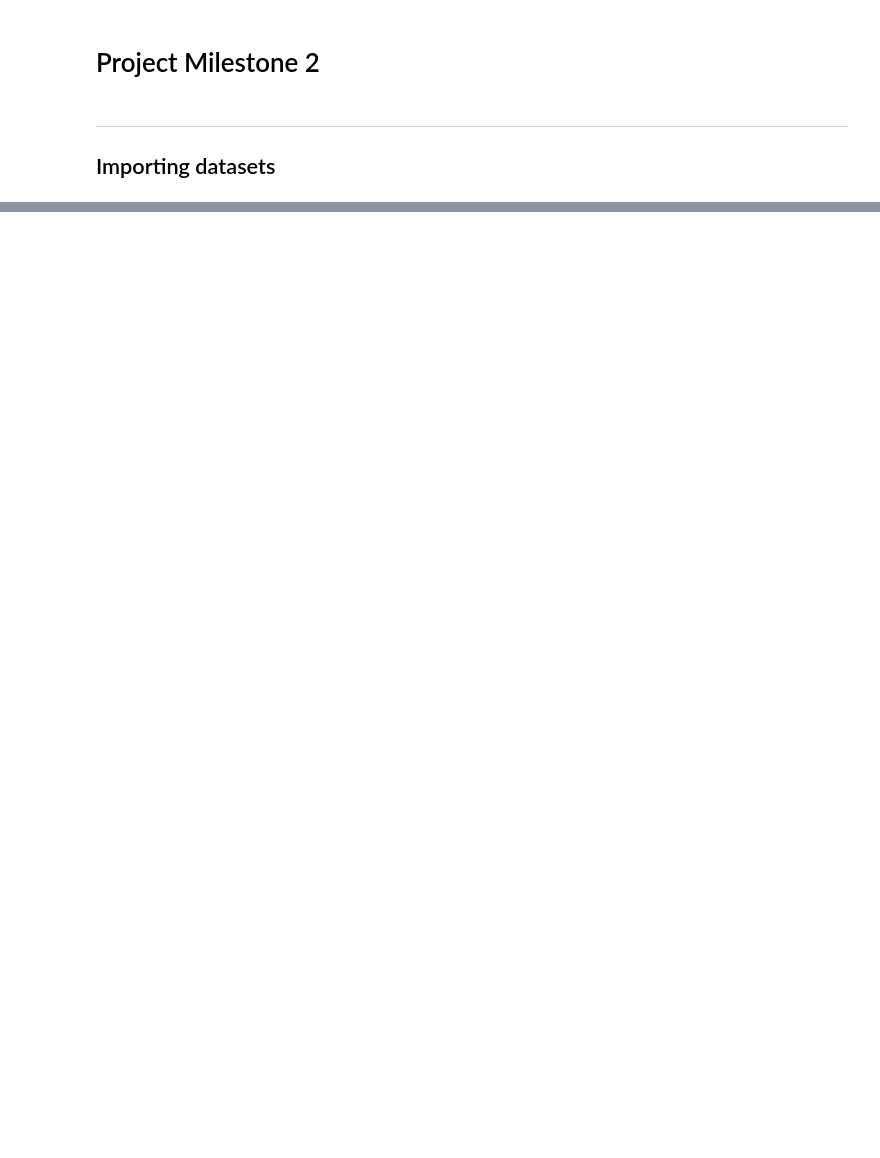
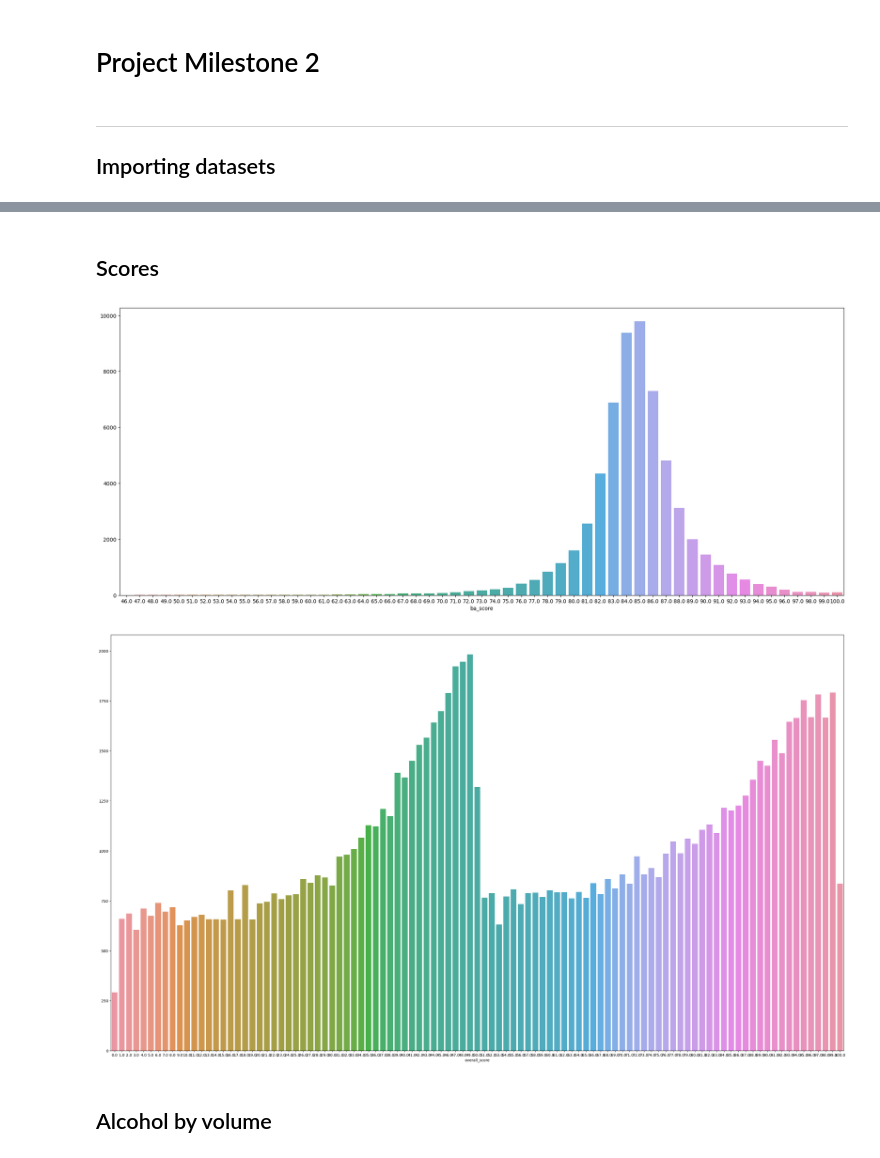
Before and after one commit to epfl-ada/ada-2023-project-dondada, a Jupyter notebook: MilestoneP2.ipynb, the cells around one changed output, grey strips where cells are left out. Drawn from its saved outputs; the diff is of its cells as text; code cells hidden in the pictures; blank space fills up the shorter version.

```diff
--- a/MilestoneP2.ipynb
+++ b/MilestoneP2.ipynb
@@ -64,3 +64,12 @@ def import_gz(path):
         return None
 # %%
 ratings_adv = import_gz(f"{path_ba}/{'ratings.txt.gz'}")
+# %%
+#deep copies of all dataframes
+beers_ba_f = beers_ba.copy(deep=True)
+users_ba_f = users_ba.copy(deep=True)
+breweries_ba_f = breweries_ba.copy(deep=True)
+
+beers_rb_f = beers_rb.copy(deep=True)
+users_rb_f = users_rb.copy(deep=True)
+breweries_rb_f = breweries_rb.copy(deep=True)
@@ -66,0 +247,17 @@ ratings_adv = import_gz(f"{path_ba}/{'ratings.txt.gz'}")
+# %% [markdown]
+## Scores
+# %%
+ba_score_count = beers_ba_f['ba_score'].value_counts()
+rb_score_count = beers_rb_f['overall_score'].value_counts()
+
+plt.figure(figsize=(25, 10))
+ax1 = sns.barplot(x=ba_score_count.index, y=ba_score_count.values)
+
+plt.figure(figsize=(35, 20))
+ax2 = sns.barplot(x=rb_score_count.index, y=rb_score_count.values)
+
+# ba_score peut être approximé par une gaussienne
+# score de rb bcp plus diffus
+# %% [output]
+[figure, added]
+[figure, added]
@@ -66,0 +271,2 @@ ratings_adv = import_gz(f"{path_ba}/{'ratings.txt.gz'}")
+# %% [markdown]
+## Alcohol by volume
```
Also changed, not shown: parts of 35 cells of this notebook.
